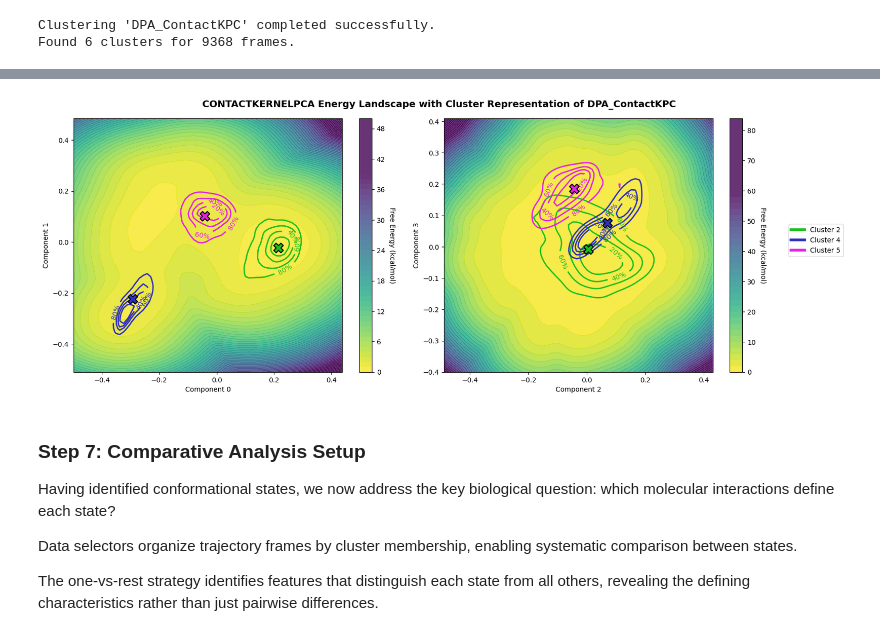
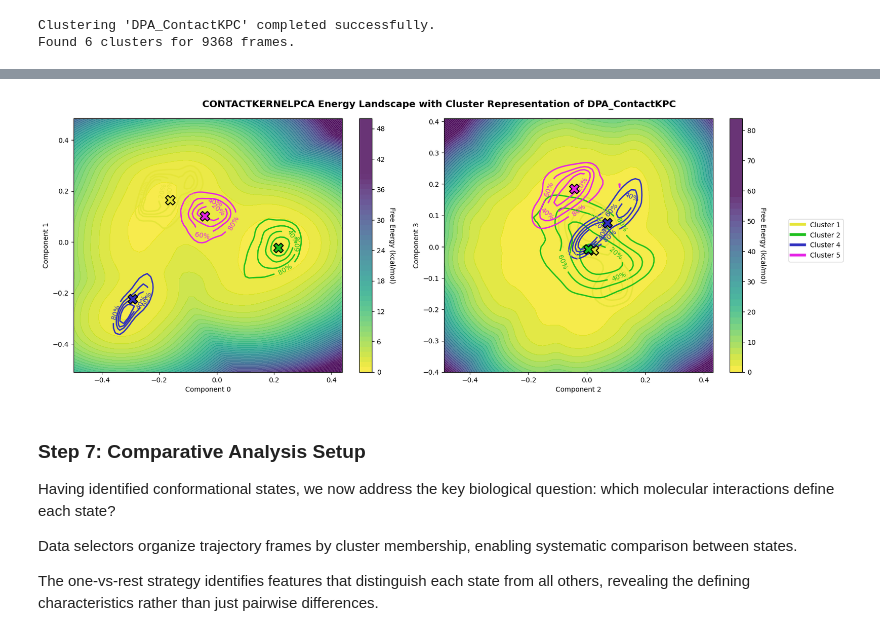
Before and after one commit to maximilian-salomon/mdxplain, a Jupyter notebook: tutorials/00_introduction.ipynb, the cells around one changed output, grey strips where cells are left out. Cells and saved outputs as stored; diff of their text form; code cells hidden in the pictures.

```diff
--- a/tutorials/00_introduction.ipynb
+++ b/tutorials/00_introduction.ipynb
@@ -211,19 +211,19 @@ The plot method has a lot of different parameters to adjust the visualisation. P
 # %%
 fig = pipeline.plots.landscape(
     decomposition_name="ContactKernelPCA",
     dimensions=[0, 1, 2, 3],
     energy_values=True,
     clustering_name="DPA_ContactKPC",
     show_centers=True,
     temperature=310.15,
     bins=50,
     cluster_contour=True,
     cluster_contour_voronoi=False,
     subplot_size=6,
-    show_clusters=[2,4,5]
+    show_clusters=[1,2,4,5]
 )
 # %% [output]
-[figure, old version]
+[figure, new version]
 # %% [markdown]
 ### Step 7: Comparative Analysis Setup
 
```
Also changed, not shown: parts of 1 cell of this notebook.
